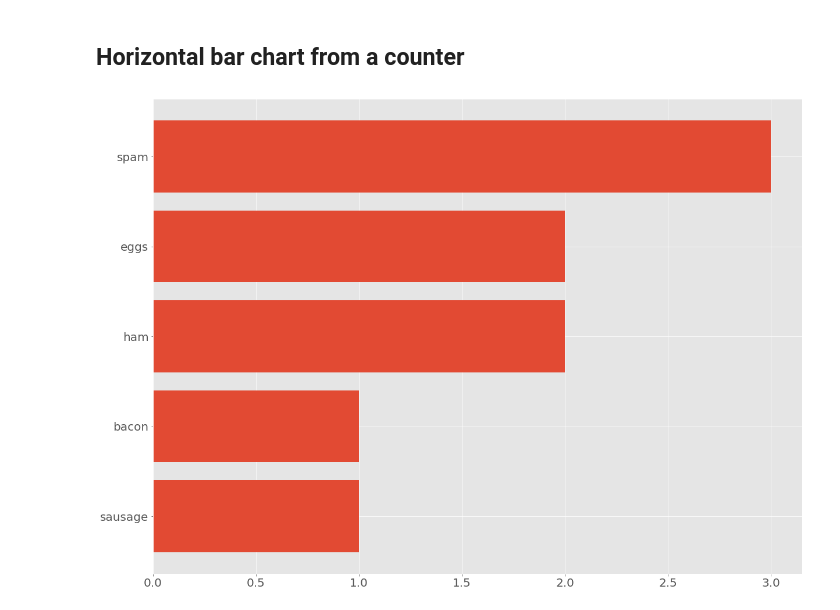
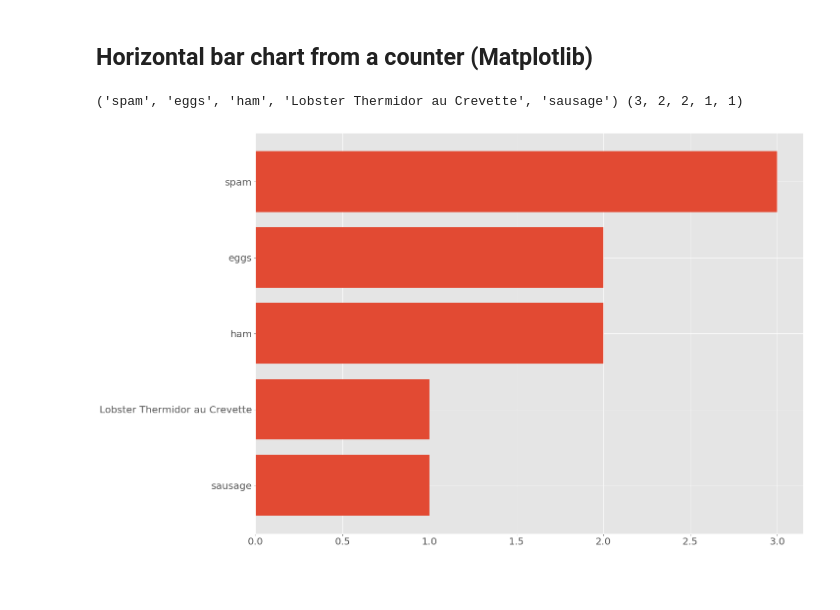
Before and after one commit to sbdzdz/data-science-cheatsheet, a Jupyter notebook: horizontal_bar_chart.ipynb, the cells around one changed output. Drawn from its saved outputs; the diff is of its cells as text; code cells hidden in the pictures; blank space fills up the shorter version.

```diff
--- a/horizontal_bar_chart.ipynb
+++ b/horizontal_bar_chart.ipynb
@@ -1,31 +1,34 @@
 # %% [markdown]
-## Horizontal bar chart from a counter
+## Horizontal bar chart from a counter (Matplotlib)
 # %%
 import matplotlib.pyplot as plt
 from collections import Counter
 
-data = ['spam', 'spam', 'bacon', 'spam', 'sausage', 'eggs', 'eggs', 'ham', 'ham', ' Lobster Thermidor au Crevette']
+data = ['spam', 'spam', 'bacon', 'spam', 'sausage', 'eggs', 'eggs', 'ham', 'ham', 'Lobster Thermidor au Crevette']
 counter = Counter(data)
 
 # sort items by frequency, use most_common() to show all
-labels, values = map(list, zip(*counter.most_common(5)))
+#labels, values = map(list, zip(*counter.most_common(5)))
+labels, values = zip(*counter.most_common(5))
+print(labels, values)
 y_pos = range(len(labels))
 
 # size and style
 fig = plt.figure(figsize=(20, 15))
 plt.style.use('ggplot')
 ax = plt.gca()
 
 # labels
 ax.set_yticks(y_pos)
 ax.set_yticklabels(labels)
 ax.invert_yaxis()
 
 # label font size
 plt.tick_params(labelsize=20)
 
 # plot
 ax.barh(y_pos, values, align='center')
 plt.show()
 # %% [output]
+('spam', 'eggs', 'ham', 'Lobster Thermidor au Crevette', 'sausage') (3, 2, 2, 1, 1)
-[figure, old version]
+[figure, new version]
```
Also changed, not shown: parts of 2 cells of this notebook.
